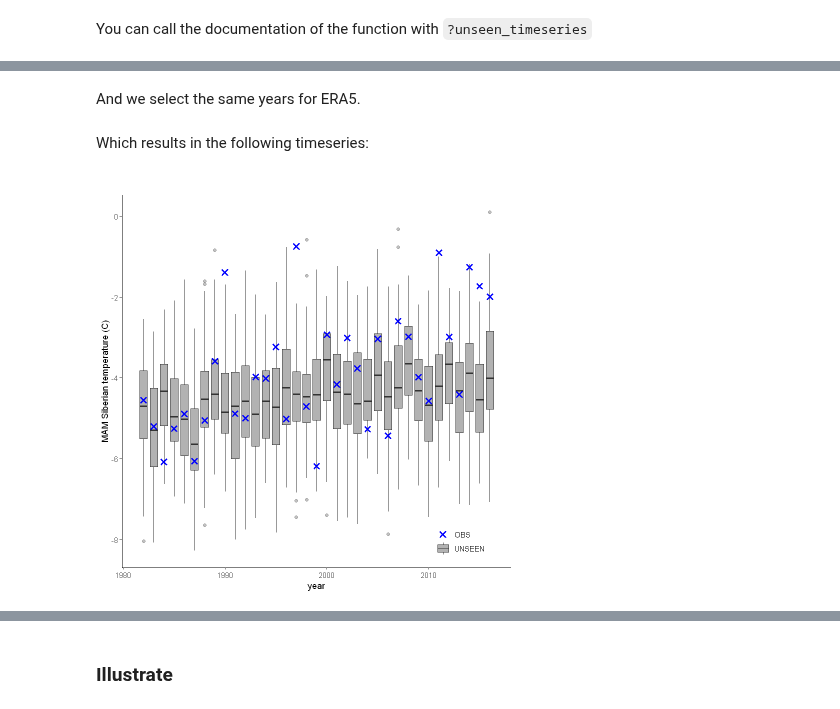
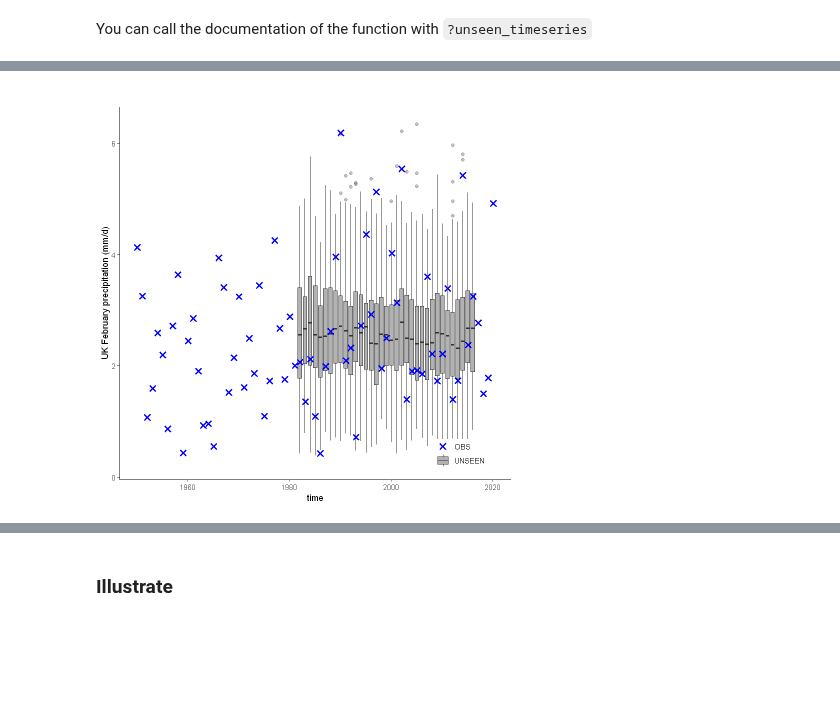
Before and after one commit to ECMWFCode4Earth/UNSEEN-open, a Jupyter notebook: doc/Notebooks/examples/UK_Precipitation.ipynb, the cells around one changed output, grey strips where cells are left out. Saved outputs shown, nothing was run; the diff lists cells and outputs as text; code cells hidden in the pictures; blank space fills up the shorter version.

```diff
--- a/doc/Notebooks/examples/UK_Precipitation.ipynb
+++ b/doc/Notebooks/examples/UK_Precipitation.ipynb
@@ -156,2 +150,0 @@ SEAS5_Siberia_events_zoomed_forecasts <- SEAS5_Siberia_events_zoomed_df[
-# %% [markdown]
-And we select the same years for ERA5.
@@ -162,13 +151,6 @@ ERA5_Siberia_events_zoomed_hindcast <- ERA5_Siberia_events_zoomed[
-# %% [markdown]
-Which results in the following timeseries:
-# %%
-unseen_timeseries(
-    ensemble = SEAS5_Siberia_events_zoomed_hindcast,
-    obs = ERA5_Siberia_events_zoomed_hindcast,
-    ensemble_yname = "t2m",
-    ensemble_xname = "year",
-    obs_yname = "t2m",
-    obs_xname = "year",
-    ylab = "MAM Siberian temperature (C)")
-# %% [output]
-[figure, removed]
+# %%
+unseen_timeseries(ensemble = SEAS5_UK_weighted_df,
+                  obs = EOBS_UK_weighted_df,
+                  ylab = 'UK February precipitation (mm/d)')
+# %% [output]
+[figure, added]
```
Also changed, not shown: parts of 64 cells of this notebook.
